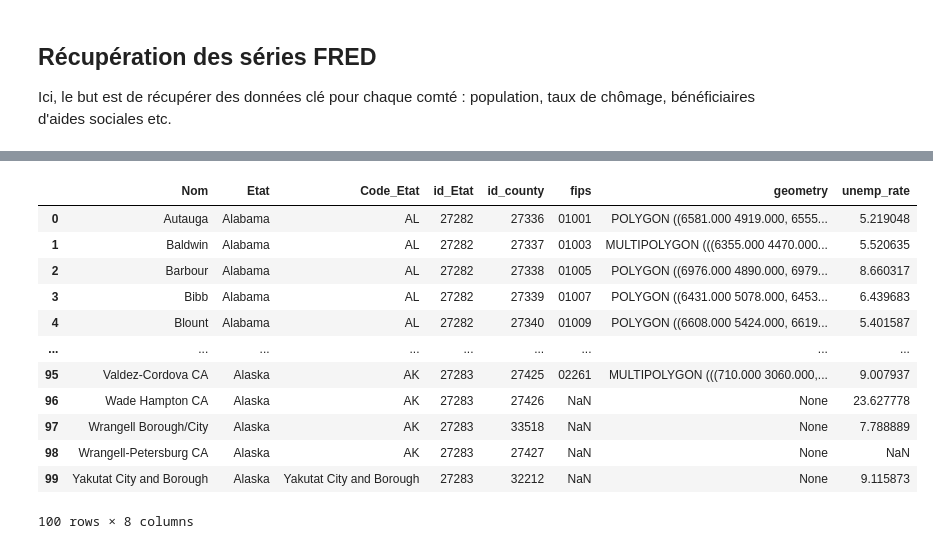
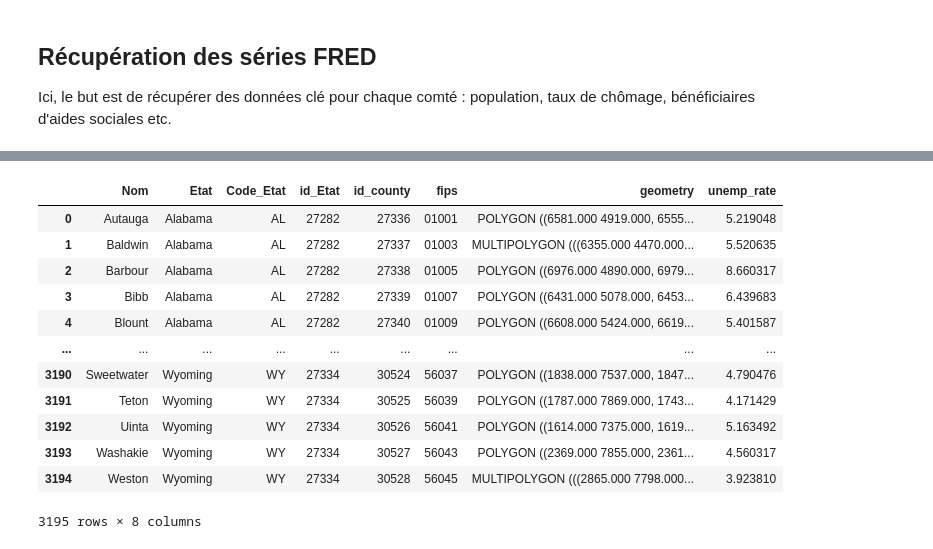
Before and after one commit to eleroux46/gun_violence, a Jupyter notebook: traitements_donnes.ipynb, the cells around one changed output, grey strips where cells are left out. Saved outputs shown, nothing was run; the diff lists cells and outputs as text; code cells hidden in the pictures.

Commit message:
unemployment final extraction

```diff
--- a/traitements_donnes.ipynb
+++ b/traitements_donnes.ipynb
@@ -235,6 +235,22 @@ counties_db.loc[counties_db['geometry'] == None]
 
 Ici, le but est de récupérer des données clé pour chaque comté : population, taux de chômage, bénéficiaires d'aides sociales etc.
 # %%
+def check_response(data, url, param):
+    #To optimize execution, we try to retrieve data until the API accepts our requests
+    #As the limit is not explicit, wait until we can retrieve again
+    if 'error_message' not in data:
+        return
+    while data['error_message'] == 'Too Many Requests.  Exceeded Rate Limit':
+        time.sleep(5)
+        data = requests.get(url, params= param)
+        data = data.json()
+
+        if 'error_message' not in data:
+            return
+
+
+
+
 def recover_unemp_mean_rate(id_county):
      #Aim : recover date for the unemployement rate for each county
      #We choose here to keep only the mean value from 2013 to 2018
@@ -247,10 +263,12 @@ def recover_unemp_mean_rate(id_county):
     param = {"api_key" : api_key, "file_type" : "json", "category_id" : id_county}
     response = requests.get(url, params= param)
     series_id = response.json()
+    check_response(series_id, url, param)
+
 
     if 'seriess' not in series_id.keys():
-        print(series_id)
         return None
+
     series_id = series_id['seriess']
 
     id_unemp_series = None
@@ -266,10 +284,11 @@ def recover_unemp_mean_rate(id_county):
         param = {"api_key" : api_key, "file_type" : "json", "series_id" : id_unemp_series, "observation_start" : "2013-01-01", "observation_end" : "2018-03-01"}
         response = requests.get(url, params= param)
         data_unemp = response.json()
+        check_response(data_unemp, url, param)
 
         if 'observations' not in data_unemp:
-            print(data_unemp)
             return None
+
         data_unemp = data_unemp['observations']
 
 
@@ -295,16 +305,16 @@ KeyboardInterrupt:
 # %%
-counties_db.head(100)
+counties_db
 # %% [output]
 |  | Nom | Etat | Code_Etat | id_Etat | id_county | fips | geometry | unemp_rate |
 | 0 | Autauga | Alabama | AL | 27282 | 27336 | 01001 | POLYGON ((6581.000 4919.000, 6555... | 5.219048 |
 | 1 | Baldwin | Alabama | AL | 27282 | 27337 | 01003 | MULTIPOLYGON (((6355.000 4470.000... | 5.520635 |
 | 2 | Barbour | Alabama | AL | 27282 | 27338 | 01005 | POLYGON ((6976.000 4890.000, 6979... | 8.660317 |
 | 3 | Bibb | Alabama | AL | 27282 | 27339 | 01007 | POLYGON ((6431.000 5078.000, 6453... | 6.439683 |
 | 4 | Blount | Alabama | AL | 27282 | 27340 | 01009 | POLYGON ((6608.000 5424.000, 6619... | 5.401587 |
 | ... | ... | ... | ... | ... | ... | ... | ... | ... |
-| 95 | Valdez-Cordova CA | Alaska | AK | 27283 | 27425 | 02261 | MULTIPOLYGON (((710.000 3060.000,... | 9.007937 |
-| 96 | Wade Hampton CA | Alaska | AK | 27283 | 27426 | NaN | None | 23.627778 |
-| 97 | Wrangell Borough/City | Alaska | AK | 27283 | 33518 | NaN | None | 7.788889 |
-| 98 | Wrangell-Petersburg CA | Alaska | AK | 27283 | 27427 | NaN | None | NaN |
-| 99 | Yakutat City and Borough | Alaska | Yakutat City and Borough | 27283 | 32212 | NaN | None | 9.115873 |
+| 3190 | Sweetwater | Wyoming | WY | 27334 | 30524 | 56037 | POLYGON ((1838.000 7537.000, 1847... | 4.790476 |
+| 3191 | Teton | Wyoming | WY | 27334 | 30525 | 56039 | POLYGON ((1787.000 7869.000, 1743... | 4.171429 |
+| 3192 | Uinta | Wyoming | WY | 27334 | 30526 | 56041 | POLYGON ((1614.000 7375.000, 1619... | 5.163492 |
+| 3193 | Washakie | Wyoming | WY | 27334 | 30527 | 56043 | POLYGON ((2369.000 7855.000, 2361... | 4.560317 |
+| 3194 | Weston | Wyoming | WY | 27334 | 30528 | 56045 | MULTIPOLYGON (((2865.000 7798.000... | 3.923810 |
-100 rows × 8 columns
+3195 rows × 8 columns
```
Also changed, not shown: parts of 4 cells of this notebook.
